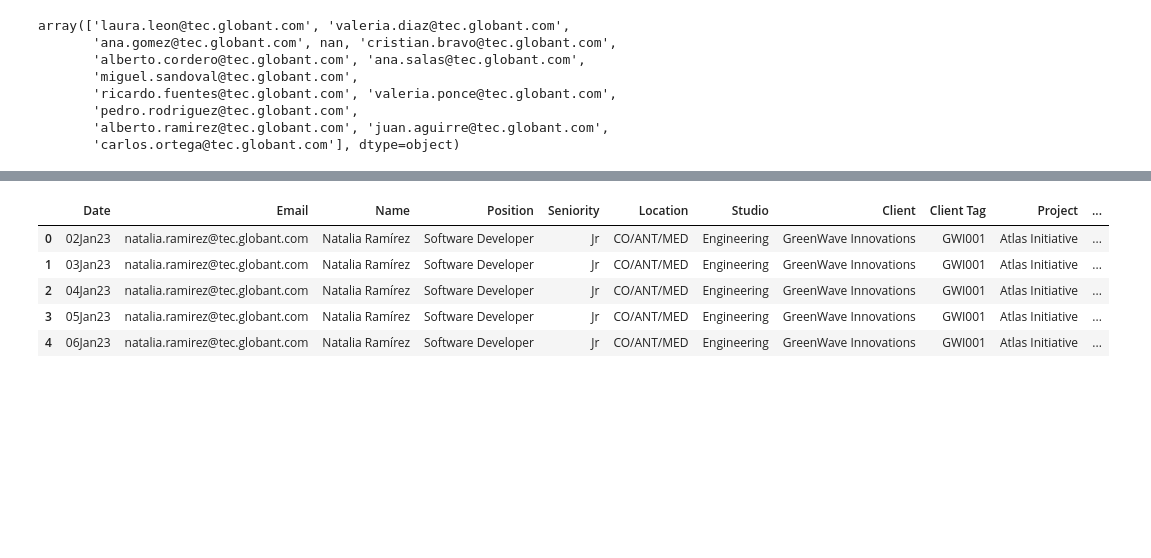
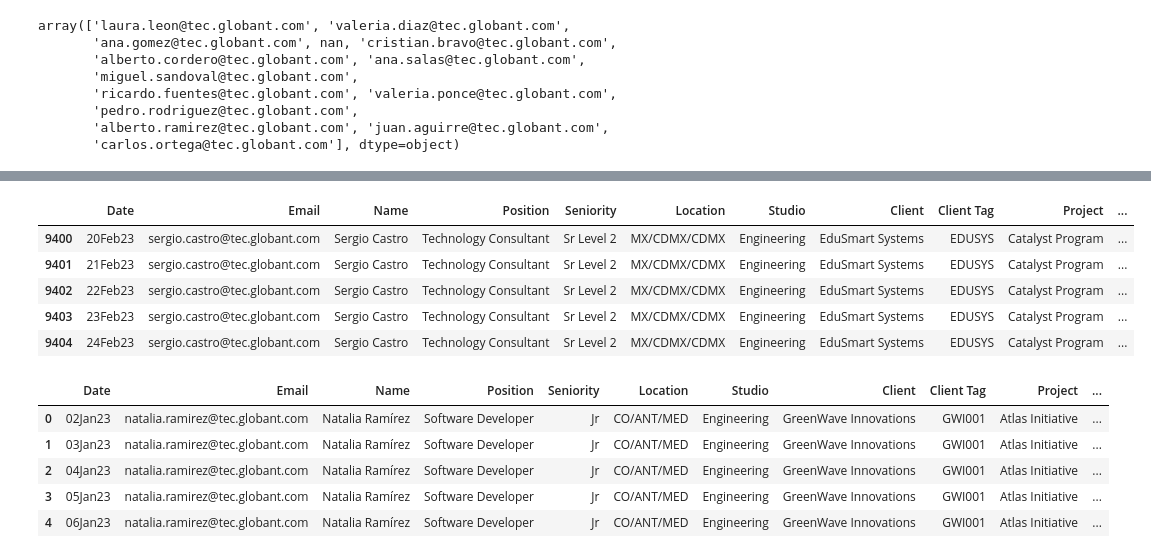
Before and after one commit to Gusty5/project_globant, a Jupyter notebook: notebooks/cleaning.ipynb, the cells around one changed output, grey strips where cells are left out. Saved outputs shown, nothing was run; the diff lists cells and outputs as text; code cells hidden in the pictures; blank space fills up the shorter version.

```diff
--- a/notebooks/cleaning.ipynb
+++ b/notebooks/cleaning.ipynb
@@ -203,2 +284,12 @@ See the caveats in the documentation: https://pandas.pydata.org/pandas-docs/stab
+# %%
+data_test = df[df['ID']==95]
+data_test.head()
+# %% [output]
+|  | Date | Email | Name | Position | Seniority | Location | Studio | Client | Client Tag | Project | ... |
+| 9400 | 20Feb23 | sergio.castro@tec.globant.com | Sergio Castro | Technology Consultant | Sr Level 2 | MX/CDMX/CDMX | Engineering | EduSmart Systems | EDUSYS | Catalyst Program | ... |
+| 9401 | 21Feb23 | sergio.castro@tec.globant.com | Sergio Castro | Technology Consultant | Sr Level 2 | MX/CDMX/CDMX | Engineering | EduSmart Systems | EDUSYS | Catalyst Program | ... |
+| 9402 | 22Feb23 | sergio.castro@tec.globant.com | Sergio Castro | Technology Consultant | Sr Level 2 | MX/CDMX/CDMX | Engineering | EduSmart Systems | EDUSYS | Catalyst Program | ... |
+| 9403 | 23Feb23 | sergio.castro@tec.globant.com | Sergio Castro | Technology Consultant | Sr Level 2 | MX/CDMX/CDMX | Engineering | EduSmart Systems | EDUSYS | Catalyst Program | ... |
+| 9404 | 24Feb23 | sergio.castro@tec.globant.com | Sergio Castro | Technology Consultant | Sr Level 2 | MX/CDMX/CDMX | Engineering | EduSmart Systems | EDUSYS | Catalyst Program | ... |
 # %%
 # base de datos donde 'Email Leader' no es nulo
```
Also changed, not shown: parts of 10 cells of this notebook, 5 other files.
